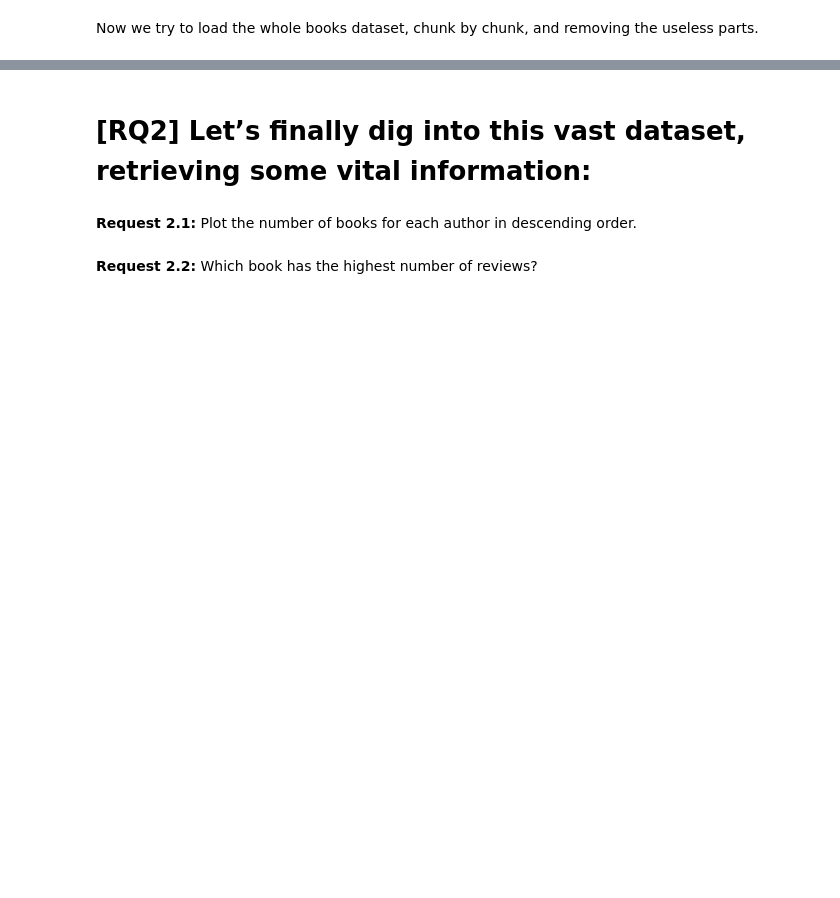
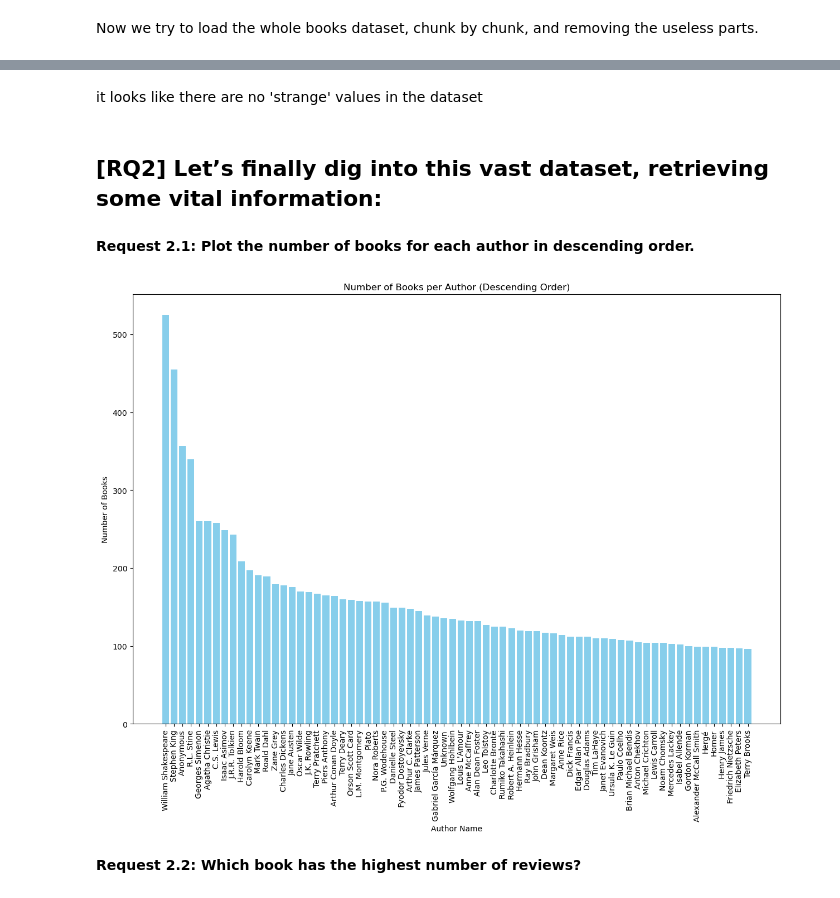
Before and after one commit to LorenzoPannacci/ADM-HW2, a Jupyter notebook: main.ipynb, the cells around one changed output, grey strips where cells are left out. Saved outputs shown, nothing was run; the diff lists cells and outputs as text; code cells hidden in the pictures; blank space fills up the shorter version.

```diff
--- a/main.ipynb
+++ b/main.ipynb
@@ -167,11 +184,12 @@ Now we try to load the whole books dataset, chunk by chunk, and removing the use
 # %%
 books = pd.DataFrame()
 
-chunk_size = 10000
+chunks_number = np.ceil(7027431 / chunk_size)
 chunks = pd.read_json("datasets/lighter_books.json", lines = True, chunksize = chunk_size)
+columns_to_drop = ["author_name", "isbn", "isbn13", "asin", "edition_information", "image_url", "publisher", "shelves", "description"]
 
-for chunk in chunks:
-    chunk.drop(columns = ["author_name", "isbn", "isbn13", "asin", "edition_information", "image_url", "publisher", "shelves", "description"], inplace = True)
+for chunk in tqdm(chunks, total = chunks_number):
+    chunk.drop(columns = columns_to_drop, inplace = True)
     books = pd.concat([books, chunk])
 # %%
 # check some infos about each column
@@ -233,8 +511,24 @@ The Books dataset has some void string entries in the num_pages column.
+# %% [markdown]
+it looks like there are no 'strange' values in the dataset
 # %% [markdown]
-# [RQ2] Let’s finally dig into this vast dataset, retrieving some vital information:
+## [RQ2] Let’s finally dig into this vast dataset, retrieving some vital information:
 # %% [markdown]
-**Request 2.1:** Plot the number of books for each author in descending order.
+**Request 2.1: Plot the number of books for each author in descending order.**
+# %%
+import matplotlib.pyplot as plt
+
+counts = books['author_name'].value_counts().sort_values(ascending=False).head(70)
+
+plt.figure(figsize=(15, 10))
+plt.bar(counts.index, counts.values, color='skyblue')
+plt.title('Number of Books per Author (Descending Order)')
+plt.xlabel('Author Name')
+plt.ylabel('Number of Books')
+plt.xticks(rotation=90)
+plt.show()
+# %% [output]
+[figure, added]
 # %% [markdown]
-**Request 2.2:**  Which book has the highest number of reviews?
+**Request 2.2:  Which book has the highest number of reviews?**
 # %%
 books[books["text_reviews_count"] >= max(books["text_reviews_count"])]
```
Also changed, not shown: parts of 88 cells of this notebook.
